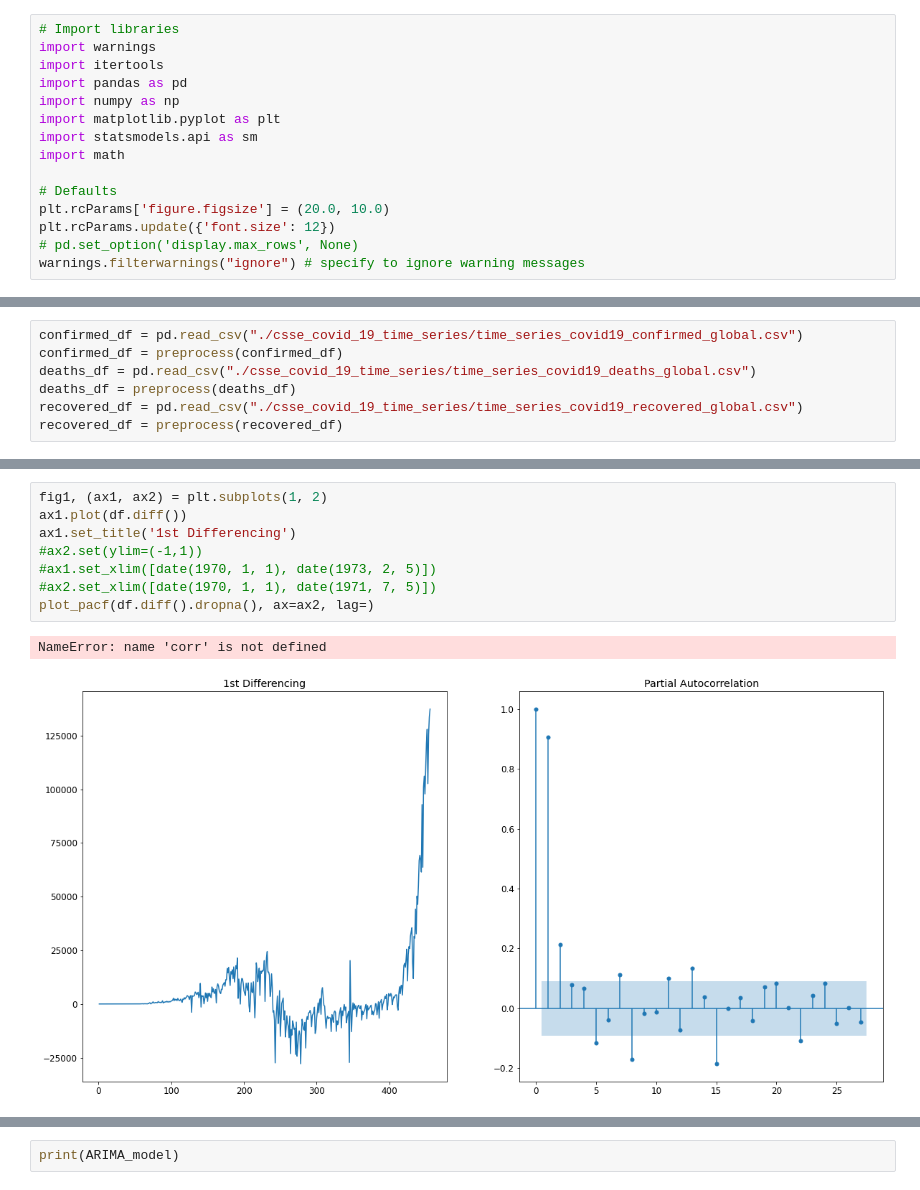
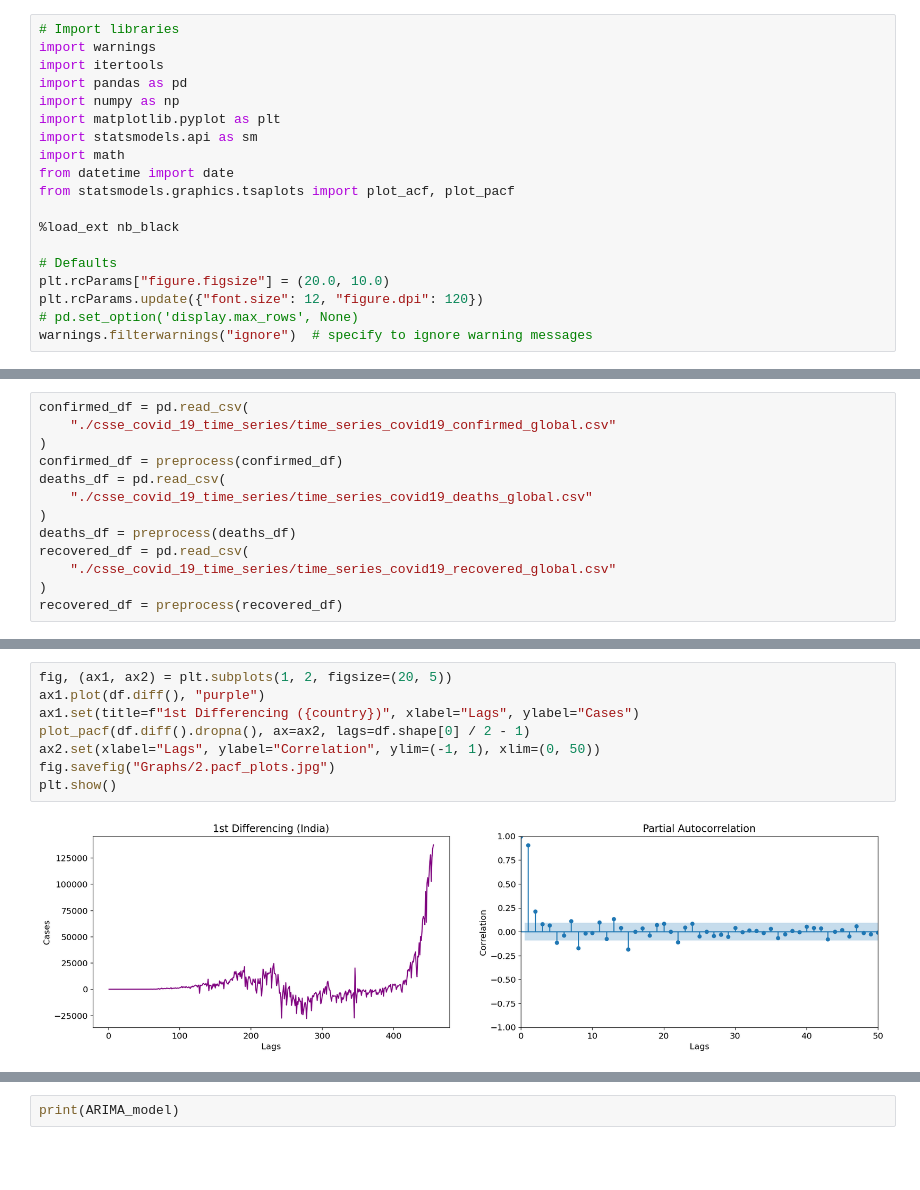
Before and after one commit to bharathvariar/Time-Forecasting-with-ARIMA-and-Neural-Networks, a Jupyter notebook: Deep Learning Project.ipynb, the cells around one changed output, grey strips where cells are left out. Saved outputs shown, nothing was run; the diff lists cells and outputs as text; blank space fills up the shorter version.

```diff
--- a/Deep Learning Project.ipynb
+++ b/Deep Learning Project.ipynb
@@ -7,9 +11,13 @@ import numpy as np
 import matplotlib.pyplot as plt
 import statsmodels.api as sm
 import math
+from datetime import date
+from statsmodels.graphics.tsaplots import plot_acf, plot_pacf
+
+%load_ext nb_black
 
 # Defaults
-plt.rcParams['figure.figsize'] = (20.0, 10.0)
-plt.rcParams.update({'font.size': 12})
+plt.rcParams["figure.figsize"] = (20.0, 10.0)
+plt.rcParams.update({"font.size": 12, "figure.dpi": 120})
 # pd.set_option('display.max_rows', None)
-warnings.filterwarnings("ignore") # specify to ignore warning messages
+warnings.filterwarnings("ignore")  # specify to ignore warning messages
@@ -31,7 +56,13 @@ def preprocess(df):
 # %%
-confirmed_df = pd.read_csv("./csse_covid_19_time_series/time_series_covid19_confirmed_global.csv")
+confirmed_df = pd.read_csv(
+    "./csse_covid_19_time_series/time_series_covid19_confirmed_global.csv"
+)
 confirmed_df = preprocess(confirmed_df)
-deaths_df = pd.read_csv("./csse_covid_19_time_series/time_series_covid19_deaths_global.csv")
+deaths_df = pd.read_csv(
+    "./csse_covid_19_time_series/time_series_covid19_deaths_global.csv"
+)
 deaths_df = preprocess(deaths_df)
-recovered_df = pd.read_csv("./csse_covid_19_time_series/time_series_covid19_recovered_global.csv")
+recovered_df = pd.read_csv(
+    "./csse_covid_19_time_series/time_series_covid19_recovered_global.csv"
+)
 recovered_df = preprocess(recovered_df)
@@ -85,11 +146,10 @@ plt.show()
 # %%
-fig1, (ax1, ax2) = plt.subplots(1, 2)
-ax1.plot(df.diff())
-ax1.set_title('1st Differencing')
-#ax2.set(ylim=(-1,1))
-#ax1.set_xlim([date(1970, 1, 1), date(1973, 2, 5)])
-#ax2.set_xlim([date(1970, 1, 1), date(1971, 7, 5)])
-plot_pacf(df.diff().dropna(), ax=ax2, lag=)
+fig, (ax1, ax2) = plt.subplots(1, 2, figsize=(20, 5))
+ax1.plot(df.diff(), "purple")
+ax1.set(title=f"1st Differencing ({country})", xlabel="Lags", ylabel="Cases")
+plot_pacf(df.diff().dropna(), ax=ax2, lags=df.shape[0] / 2 - 1)
+ax2.set(xlabel="Lags", ylabel="Correlation", ylim=(-1, 1), xlim=(0, 50))
+fig.savefig("Graphs/2.pacf_plots.jpg")
+plt.show()
 # %% [output]
-NameError: name 'corr' is not defined
-[figure, old version]
+[figure, new version]
```
Also changed, not shown: parts of 26 cells of this notebook, 4 other files.
